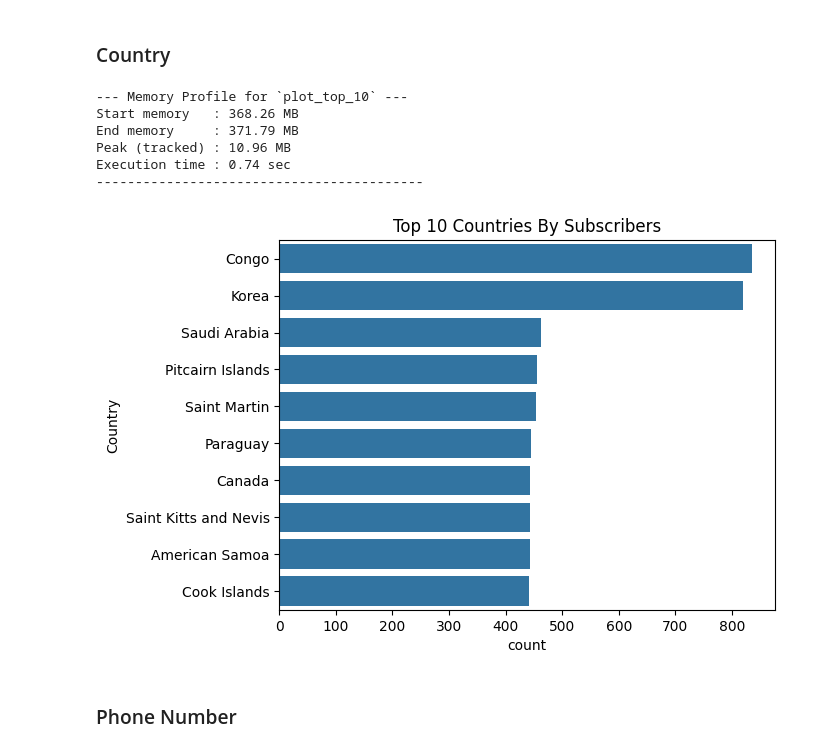
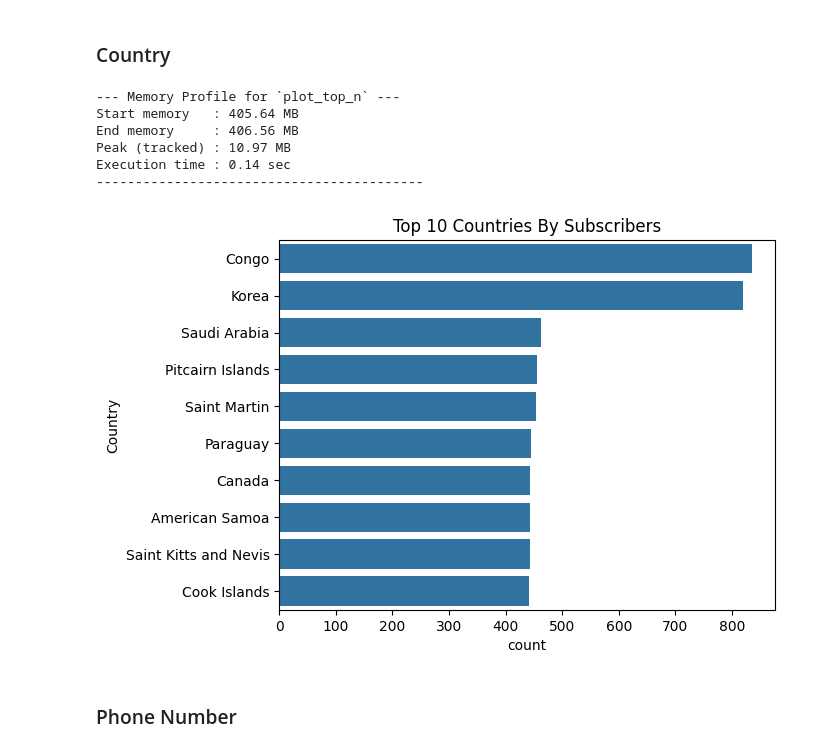
Before and after one commit to daryfauzan/Shopee-AI-Engineer-Technical-Test, a Jupyter notebook: src/Q1 CSV Parsing/notebook.ipynb, the cells around one changed output. Drawn from its saved outputs; the diff is of its cells as text; code cells hidden in the pictures.

```diff
--- a/src/Q1 CSV Parsing/notebook.ipynb
+++ b/src/Q1 CSV Parsing/notebook.ipynb
@@ -280,15 +291,15 @@ Execution time : 1.54 sec
 # %% [markdown]
 ### Country
 # %%
-plot_top_10(df, "Country", title="Top 10 Countries By Subscribers")
+plot_top_n(df, "Country", title="Top 10 Countries By Subscribers")
 # %% [output]
---- Memory Profile for `plot_top_10` ---
-Start memory   : 368.26 MB
-End memory     : 371.79 MB
-Peak (tracked) : 10.96 MB
-Execution time : 0.74 sec
+--- Memory Profile for `plot_top_n` ---
+Start memory   : 405.64 MB
+End memory     : 406.56 MB
+Peak (tracked) : 10.97 MB
+Execution time : 0.14 sec
 ------------------------------------------
-[figure, old version]
+[figure, new version]
 # %% [markdown]
 ### Phone Number
 # %%
```
Also changed, not shown: parts of 11 cells of this notebook, 13 other files.
